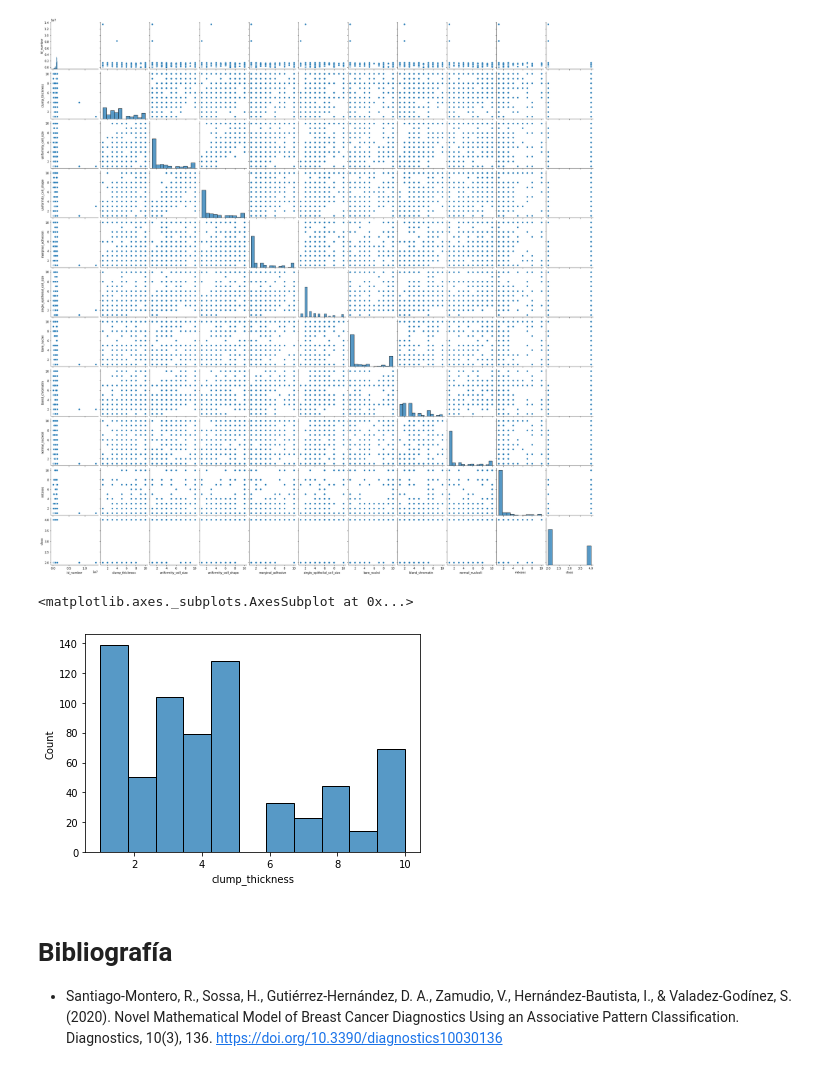
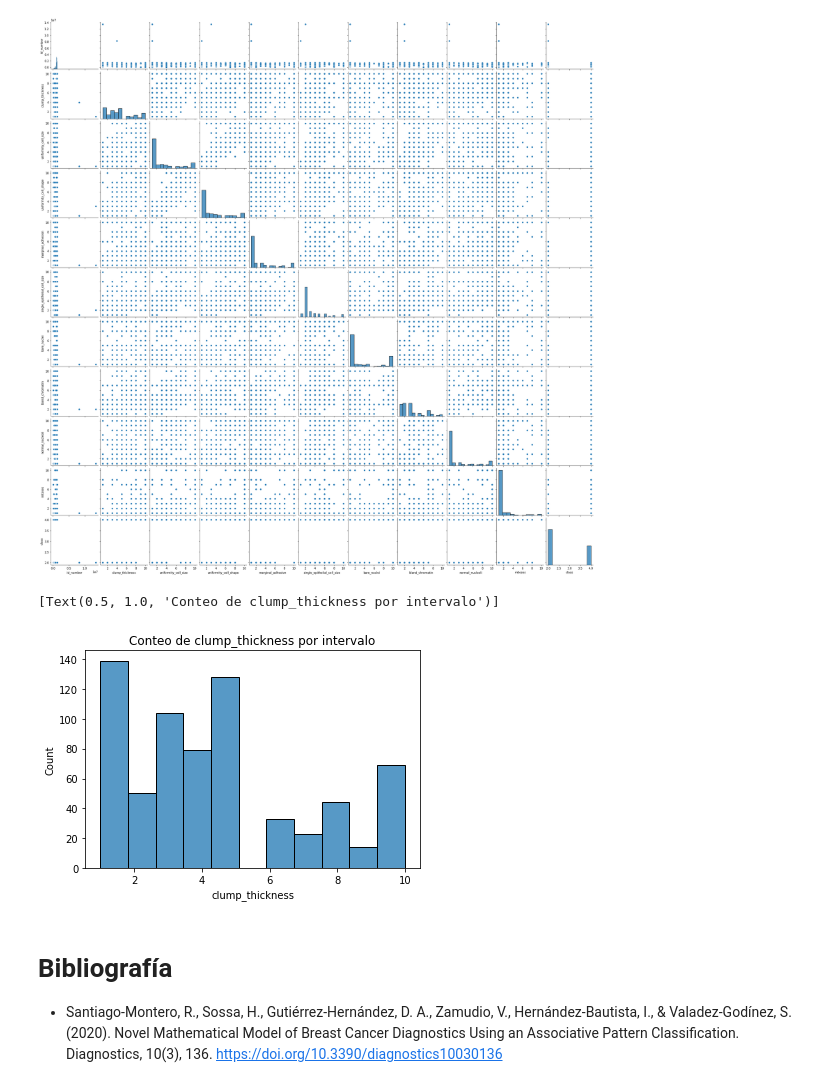
Before and after one commit to unclepete-20/lab2-md-clasificacion, a Jupyter notebook: lab2_clasificacion.ipynb, the cells around one changed output. Drawn from its saved outputs; the diff is of its cells as text; code cells hidden in the pictures.

```diff
--- a/lab2_clasificacion.ipynb
+++ b/lab2_clasificacion.ipynb
@@ -188,10 +190,10 @@ sns.pairplot(data)
 [figure]
 # %%
 # Histogramas
-sns.histplot(data, x='clump_thickness')
+sns.histplot(data, x='clump_thickness').set(title="Conteo de clump_thickness por intervalo")
 # %% [output]
-<matplotlib.axes._subplots.AxesSubplot at 0x...>
+[Text(0.5, 1.0, 'Conteo de clump_thickness por intervalo')]
-[figure, old version]
+[figure, new version]
 # %% [markdown]
 # Bibliografía
 
```
Also changed, not shown: parts of 1 cell of this notebook.
